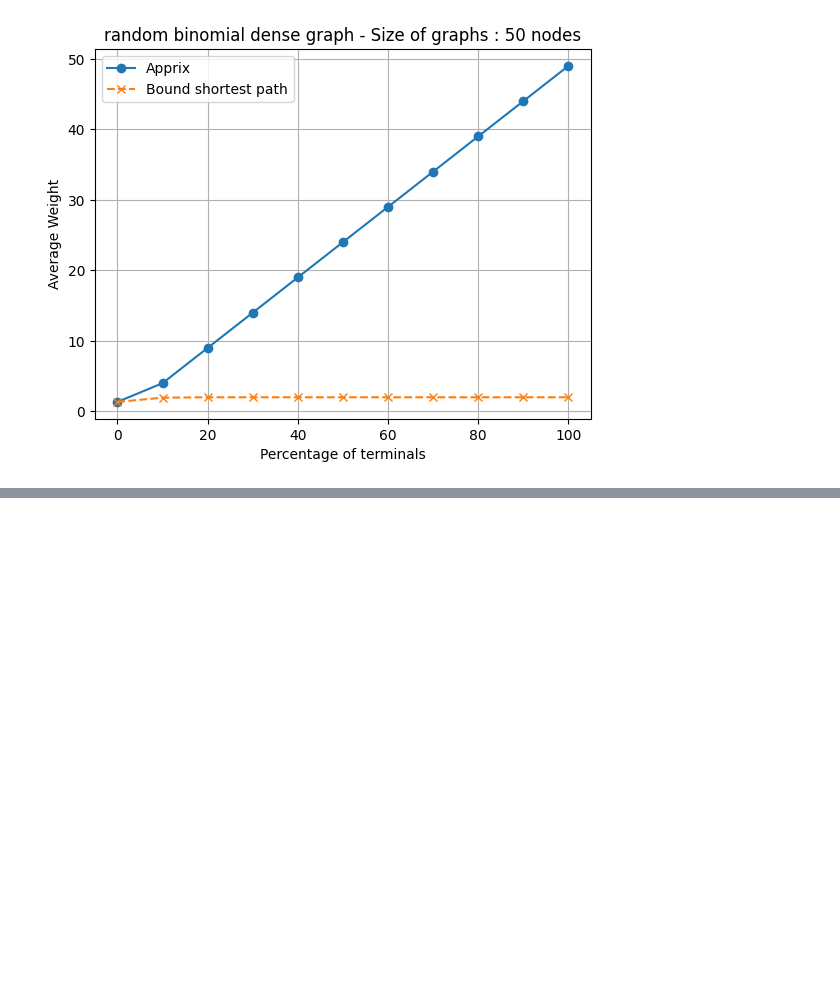
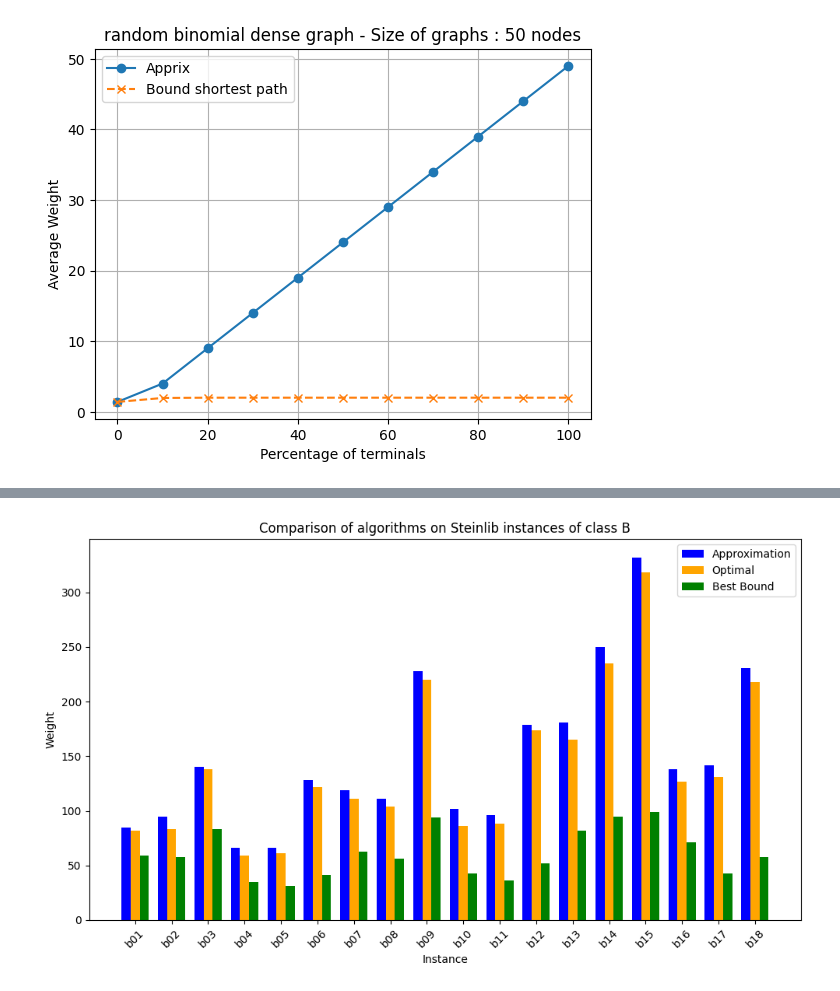
Before and after one commit to tianwengu/Approximating-the-best-electrical-network-configuration, a Jupyter notebook: Approximation.ipynb, the cells around one changed output, grey strips where cells are left out. Cells and saved outputs as stored; diff of their text form; code cells hidden in the pictures; blank space fills up the shorter version.

Commit message:
with instance B and C

```diff
--- a/Approximation.ipynb
+++ b/Approximation.ipynb
@@ -183,12 +158,12 @@ def average_solution(Graphs,f,terms):
         return three_terminal_steiner_tree(G, terms[0], terms[1], terms[2])
 
     # Use combinations of triples to estimate the lower bound
-    min_bound = float('inf')
+    max_bound = -1
     for comb in combinations(terms, 3):
         bound = three_terminal_steiner_tree(G, comb[0], comb[1], comb[2])
-        min_bound = min(min_bound, bound)
+        max_bound = max(max_bound, bound)
 
-    return min_bound
+    return max_bound
 # %%
 def average_lower_bound_k_terminal_steiner(graph_series,terms):
     total_bound = 0
@@ -297,0 +287,34 @@ plot_average_solution_vs_terminals(nb_graphs,nb_nodes,nx.generators.binomial_gra
+# %%
+OptB = [82, 83, 138, 59, 61, 122, 111, 104, 220, 86, 88, 174, 165, 235, 318, 127, 131, 218]
+OptC = [85, 144, 754, 1079, 1579, 55, 102, 509, 707, 1093, 32, 46, 258, 323, 556, 11, 18, 113, 146, 267]
+# %%
+def plot_algorithm_comparison(class_name, instance_names, approximation, optimal, best_bound):
+    bar_width = 0.25
+    x = np.arange(len(instance_names))
+
+    plt.figure(figsize=(10, 6))
+    plt.bar(x - bar_width, approximation, width=bar_width, label="Approximation", color="blue")
+    plt.bar(x, optimal, width=bar_width, label="Optimal", color="orange")
+    plt.bar(x + bar_width, best_bound, width=bar_width, label="Best Bound",color="green")
+
+    plt.xlabel("Instance")
+    plt.ylabel("Weight")
+    plt.title(f"Comparison of algorithms on Steinlib instances of class {class_name}")
+    plt.xticks(x, instance_names, rotation=45)
+    plt.legend()
+    plt.tight_layout()
+    plt.show()
+# %%
+instance_names_b = ["b01", "b02", "b03", "b04", "b05", "b06", "b07", "b08", "b09", "b10", "b11", "b12", "b13", "b14", "b15", "b16", "b17", "b18"]
+approximation = []
+best_bound = []
+for id in instance_names_b:
+    G, terms = load_stein_file ("B", id)
+    app_weight = eval_sol(G,terms,two_approximation(G,terms))
+    lower_bound_short_path = lower_bound_shortest_path(G,terms)
+    lower_bound_k_terms = lower_bound_k_terminal_steiner(G, terms)
+    approximation.append(app_weight)
+    best_bound.append(max(lower_bound_short_path, lower_bound_k_terms))
+plot_algorithm_comparison("B", instance_names, approximation, OptB, best_bound)
+# %% [output]
+[figure, added]
```
Also changed, not shown: parts of 19 cells of this notebook.
